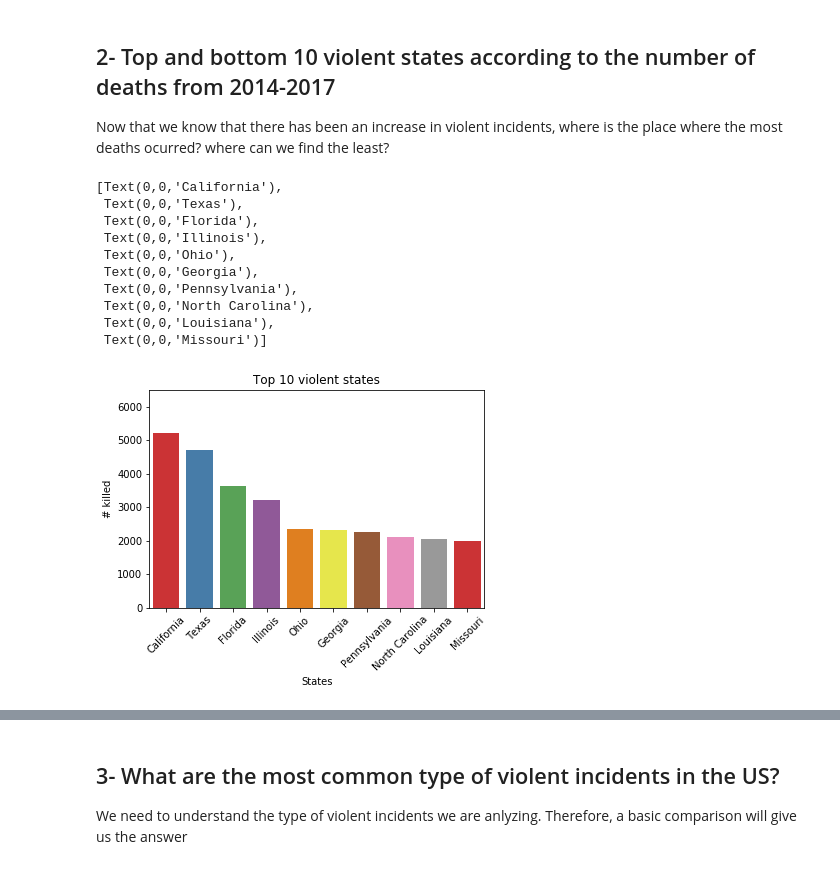
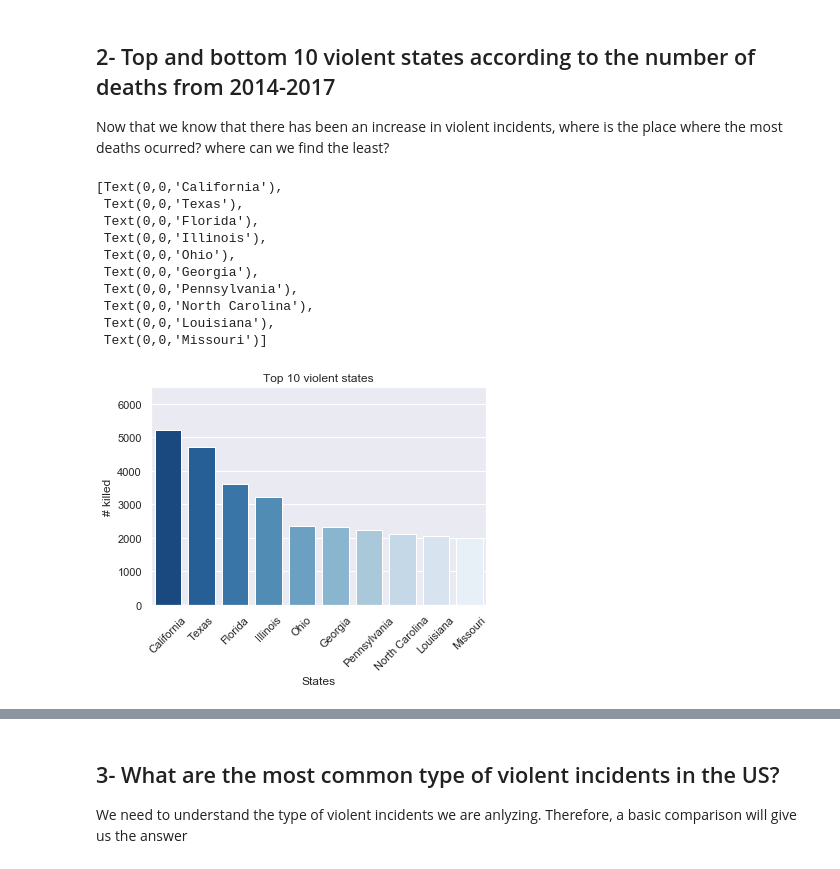
Before and after one commit to palolo02/Project1, a Jupyter notebook: Crime in US.ipynb, the cells around one changed output, grey strips where cells are left out. Cells and saved outputs as stored; diff of their text form; code cells hidden in the pictures.

```diff
--- a/Crime in US.ipynb
+++ b/Crime in US.ipynb
@@ -371,23 +372,23 @@ top=killed_sort.head(10)
 bottom=killed_sort.tail(10)
 # %%
 #bar plot top
-killed_years=sns.barplot(x=top.index, y=top.n_killed,data=top,palette='Set1')
+killed_years=sns.barplot(x=top.index, y=top.n_killed,data=top,palette='Blues_r')
 plt.xlabel('States')
 plt.ylabel('# killed')
 plt.title('Top 10 violent states')
 killed_years.set_ylim([0,6500])
 killed_years.set_xticklabels(killed_years.get_xticklabels(),rotation=45)
 # %% [output]
 [Text(0,0,'California'),
  Text(0,0,'Texas'),
  Text(0,0,'Florida'),
  Text(0,0,'Illinois'),
  Text(0,0,'Ohio'),
  Text(0,0,'Georgia'),
  Text(0,0,'Pennsylvania'),
  Text(0,0,'North Carolina'),
  Text(0,0,'Louisiana'),
  Text(0,0,'Missouri')]
-[figure, old version]
+[figure, new version]
 # %%
 #bar plot bottom
```
Also changed, not shown: parts of 14 cells of this notebook.
